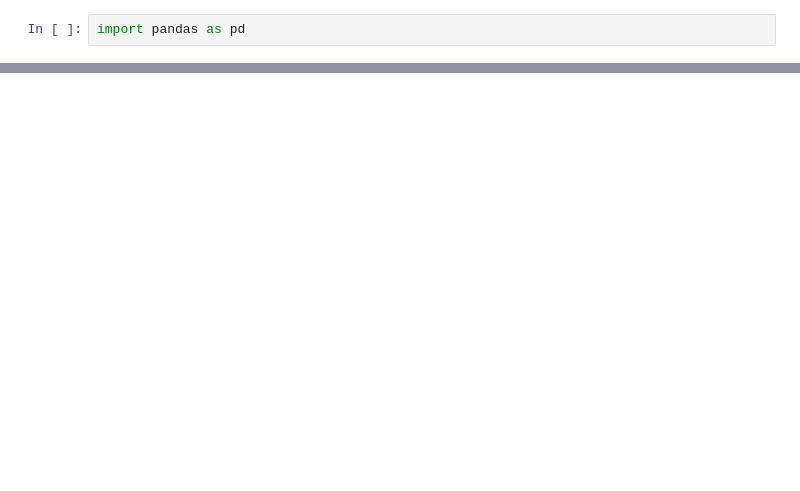
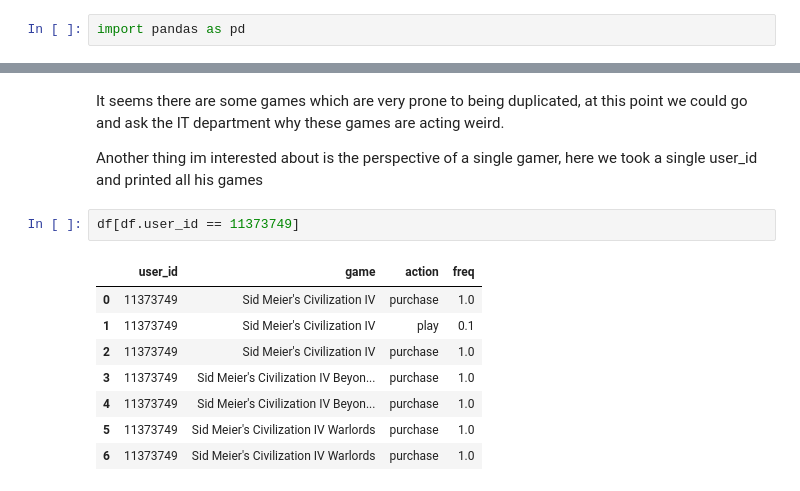
Before and after one commit to LorenzF/data-science-practical-approach, a Jupyter notebook: src/c2_data_preparation/concatenation_deduplication.ipynb, the cells around one changed output, grey strips where cells are left out. Cells and saved outputs as stored; diff of their text form; blank space fills up the shorter version.

```diff
--- a/src/c2_data_preparation/concatenation_deduplication.ipynb
+++ b/src/c2_data_preparation/concatenation_deduplication.ipynb
@@ -24,0 +150,15 @@ df
+# %% [markdown]
+It seems there are some games which are very prone to being duplicated, at this point we could go and ask the IT department why these games are acting weird.
+
+Another thing im interested about is the perspective of a single gamer, here we took a single user_id and printed all his games
+# %%
+df[df.user_id == 11373749]
+# %% [output]
+|  | user_id | game | action | freq |
+| 0 | 11373749 | Sid Meier's Civilization IV | purchase | 1.0 |
+| 1 | 11373749 | Sid Meier's Civilization IV | play | 0.1 |
+| 2 | 11373749 | Sid Meier's Civilization IV | purchase | 1.0 |
+| 3 | 11373749 | Sid Meier's Civilization IV Beyon... | purchase | 1.0 |
+| 4 | 11373749 | Sid Meier's Civilization IV Beyon... | purchase | 1.0 |
+| 5 | 11373749 | Sid Meier's Civilization IV Warlords | purchase | 1.0 |
+| 6 | 11373749 | Sid Meier's Civilization IV Warlords | purchase | 1.0 |
```
Also changed, not shown: parts of 27 cells of this notebook, 4 other files.
